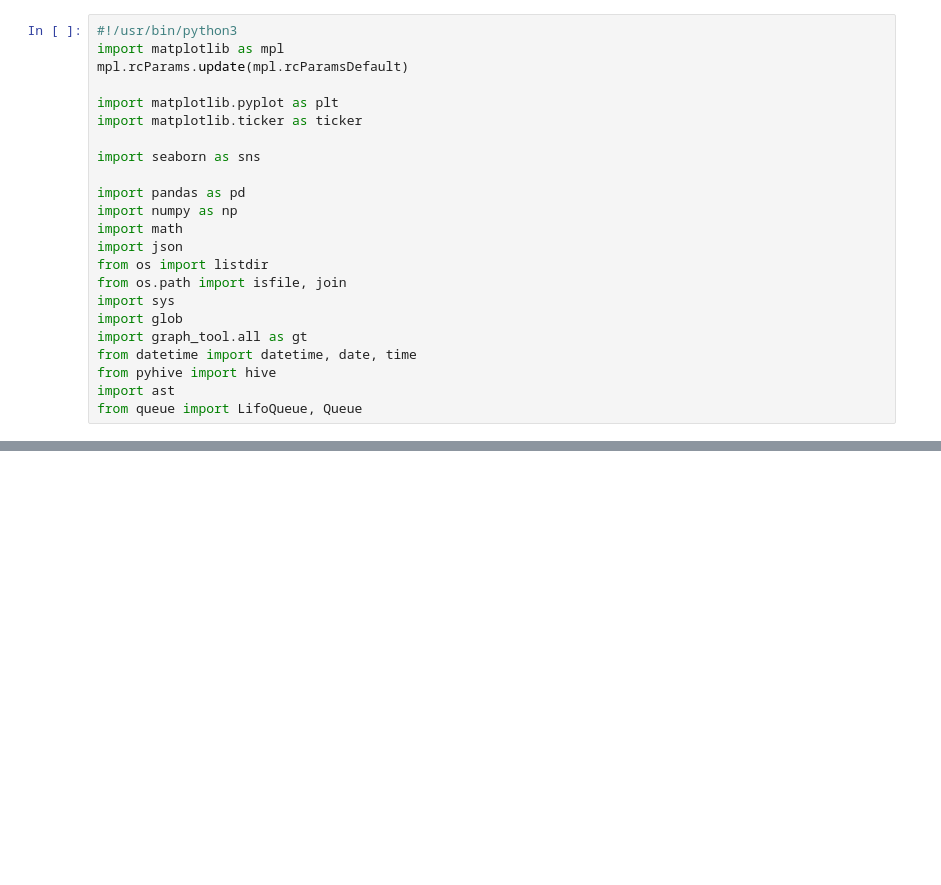
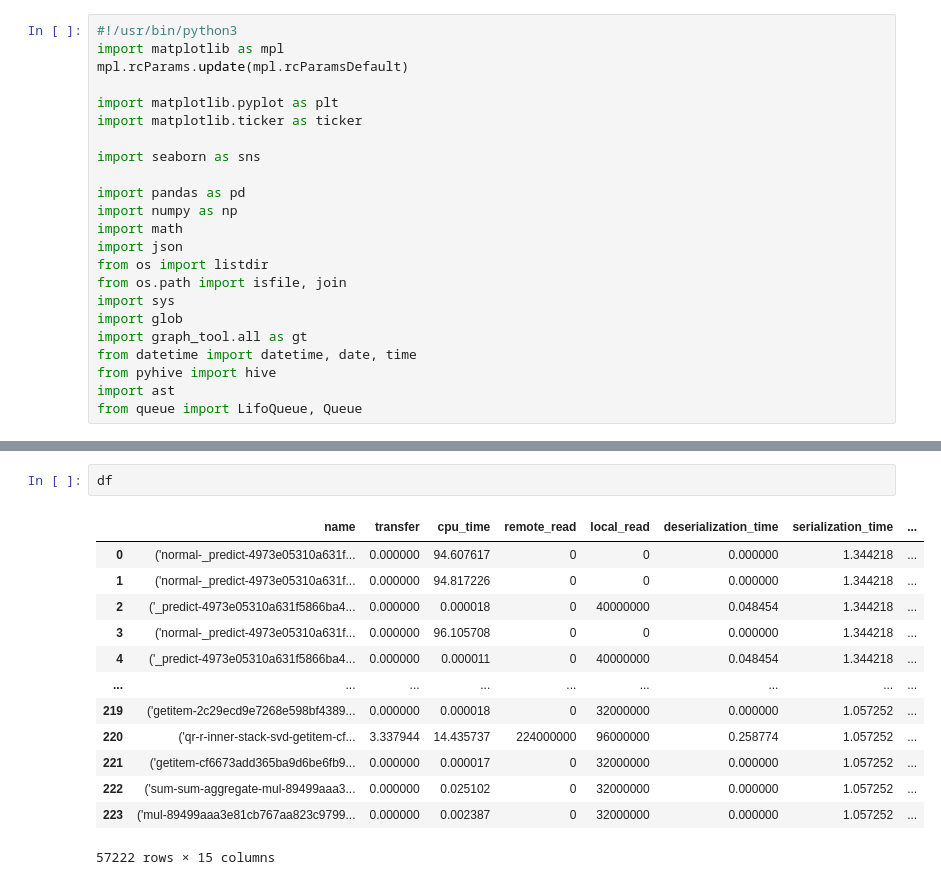
Before and after one commit to KarizCache/serverless, a Jupyter notebook: ipythons/lazy_serialization.ipynb, the cells around one changed output, grey strips where cells are left out. Saved outputs shown, nothing was run; the diff lists cells and outputs as text; blank space fills up the shorter version.

```diff
--- a/ipythons/lazy_serialization.ipynb
+++ b/ipythons/lazy_serialization.ipynb
@@ -112,0 +138,16 @@ try to run sklearn with dask
+# %%
+df
+# %% [output]
+|  | name | transfer | cpu_time | remote_read | local_read | deserialization_time | serialization_time | ... |
+| 0 | ('normal-_predict-4973e05310a631f... | 0.000000 | 94.607617 | 0 | 0 | 0.000000 | 1.344218 | ... |
+| 1 | ('normal-_predict-4973e05310a631f... | 0.000000 | 94.817226 | 0 | 0 | 0.000000 | 1.344218 | ... |
+| 2 | ('_predict-4973e05310a631f5866ba4... | 0.000000 | 0.000018 | 0 | 40000000 | 0.048454 | 1.344218 | ... |
+| 3 | ('normal-_predict-4973e05310a631f... | 0.000000 | 96.105708 | 0 | 0 | 0.000000 | 1.344218 | ... |
+| 4 | ('_predict-4973e05310a631f5866ba4... | 0.000000 | 0.000011 | 0 | 40000000 | 0.048454 | 1.344218 | ... |
+| ... | ... | ... | ... | ... | ... | ... | ... | ... |
+| 219 | ('getitem-2c29ecd9e7268e598bf4389... | 0.000000 | 0.000018 | 0 | 32000000 | 0.000000 | 1.057252 | ... |
+| 220 | ('qr-r-inner-stack-svd-getitem-cf... | 3.337944 | 14.435737 | 224000000 | 96000000 | 0.258774 | 1.057252 | ... |
+| 221 | ('getitem-cf6673add365ba9d6be6fb9... | 0.000000 | 0.000017 | 0 | 32000000 | 0.000000 | 1.057252 | ... |
+| 222 | ('sum-sum-aggregate-mul-89499aaa3... | 0.000000 | 0.025102 | 0 | 32000000 | 0.000000 | 1.057252 | ... |
+| 223 | ('mul-89499aaa3e81cb767aa823c9799... | 0.000000 | 0.002387 | 0 | 32000000 | 0.000000 | 1.057252 | ... |
+57222 rows × 15 columns
```
Also changed, not shown: parts of 8 cells of this notebook, 49 other files.
